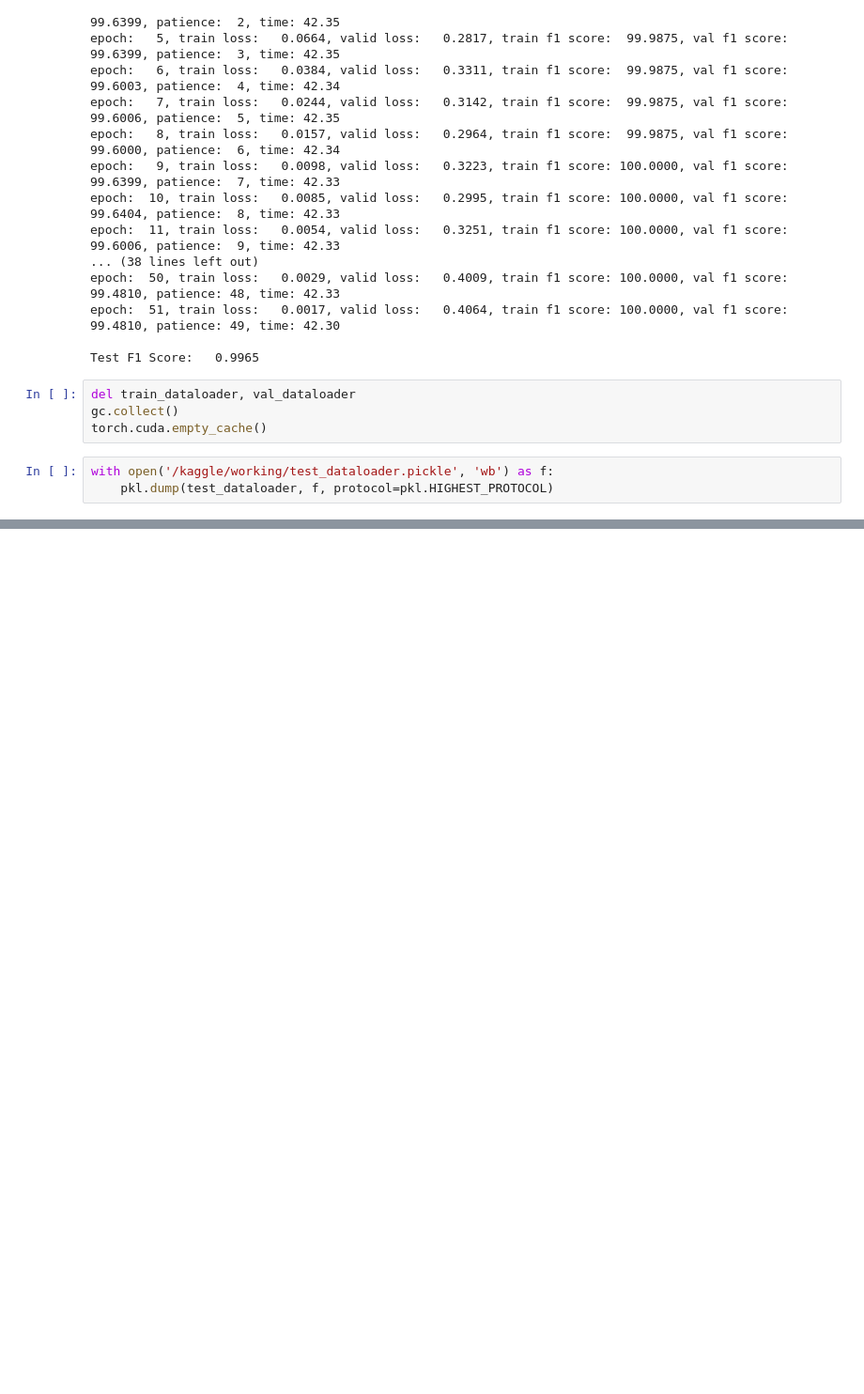
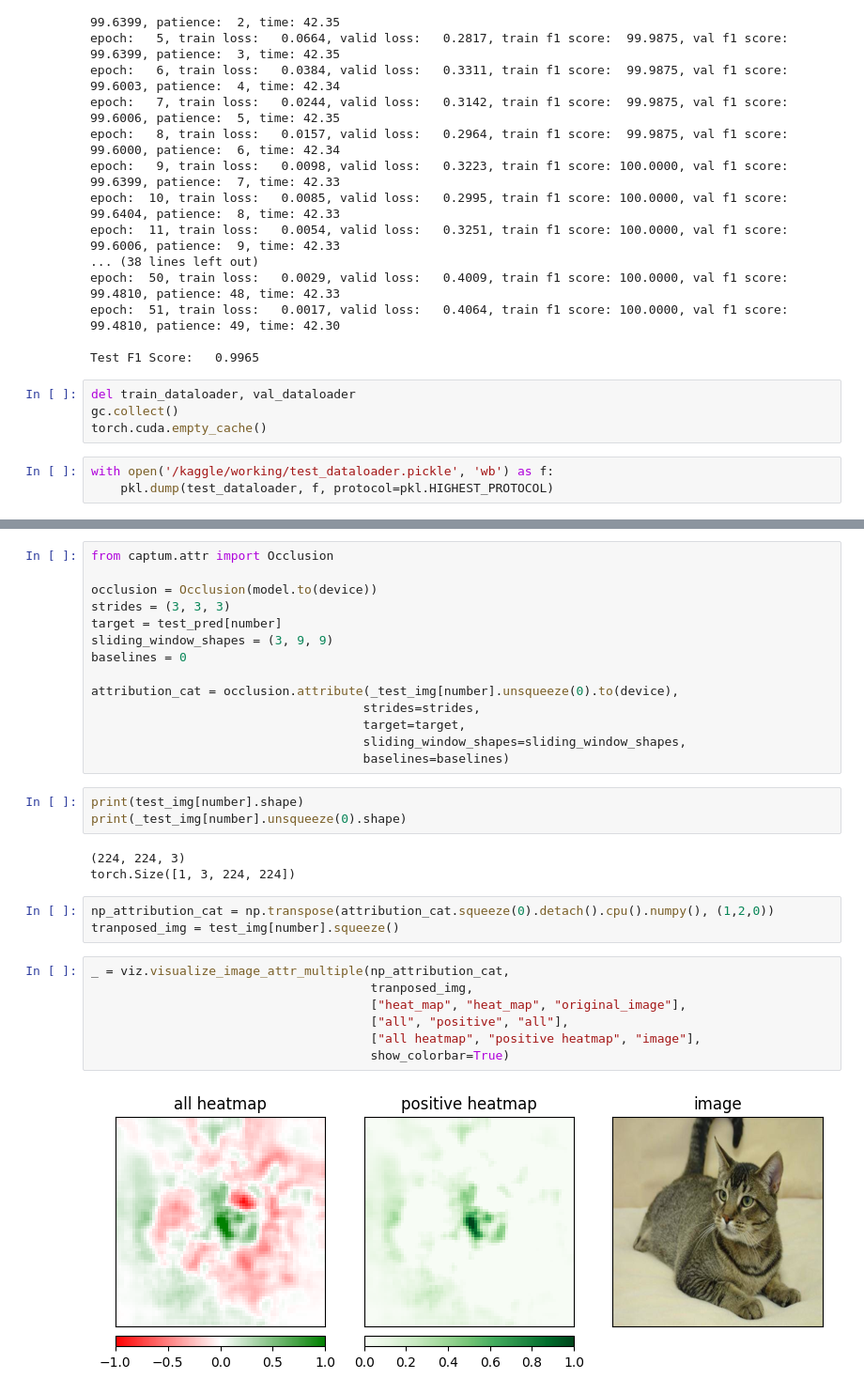
Before and after one commit to kal6868/study, a Jupyter notebook: XAI/ResNet_XAI.ipynb, the cells around one changed output, grey strips where cells are left out. Shown at 94% size. Cells and saved outputs as stored; diff of their text form; blank space fills up the shorter version.

```diff
--- a/XAI/ResNet_XAI.ipynb
+++ b/XAI/ResNet_XAI.ipynb
@@ -279,0 +342,32 @@ with open('/kaggle/working/test_dataloader.pickle', 'wb') as f:
+# %%
+from captum.attr import Occlusion
+
+occlusion = Occlusion(model.to(device))
+strides = (3, 3, 3)
+target = test_pred[number]
+sliding_window_shapes = (3, 9, 9)
+baselines = 0
+
+attribution_cat = occlusion.attribute(_test_img[number].unsqueeze(0).to(device),
+                                     strides=strides,
+                                     target=target,
+                                     sliding_window_shapes=sliding_window_shapes,
+                                     baselines=baselines)
+# %%
+print(test_img[number].shape)
+print(_test_img[number].unsqueeze(0).shape)
+# %% [output]
+(224, 224, 3)
+torch.Size([1, 3, 224, 224])
+# %%
+np_attribution_cat = np.transpose(attribution_cat.squeeze(0).detach().cpu().numpy(), (1,2,0))
+tranposed_img = test_img[number].squeeze()
+# %%
+_ = viz.visualize_image_attr_multiple(np_attribution_cat,
+                                      tranposed_img,
+                                      ["heat_map", "heat_map", "original_image"],
+                                      ["all", "positive", "all"],
+                                      ["all heatmap", "positive heatmap", "image"],
+                                      show_colorbar=True)
+# %% [output]
+[figure, added]
```
Also changed, not shown: parts of 11 cells of this notebook.
